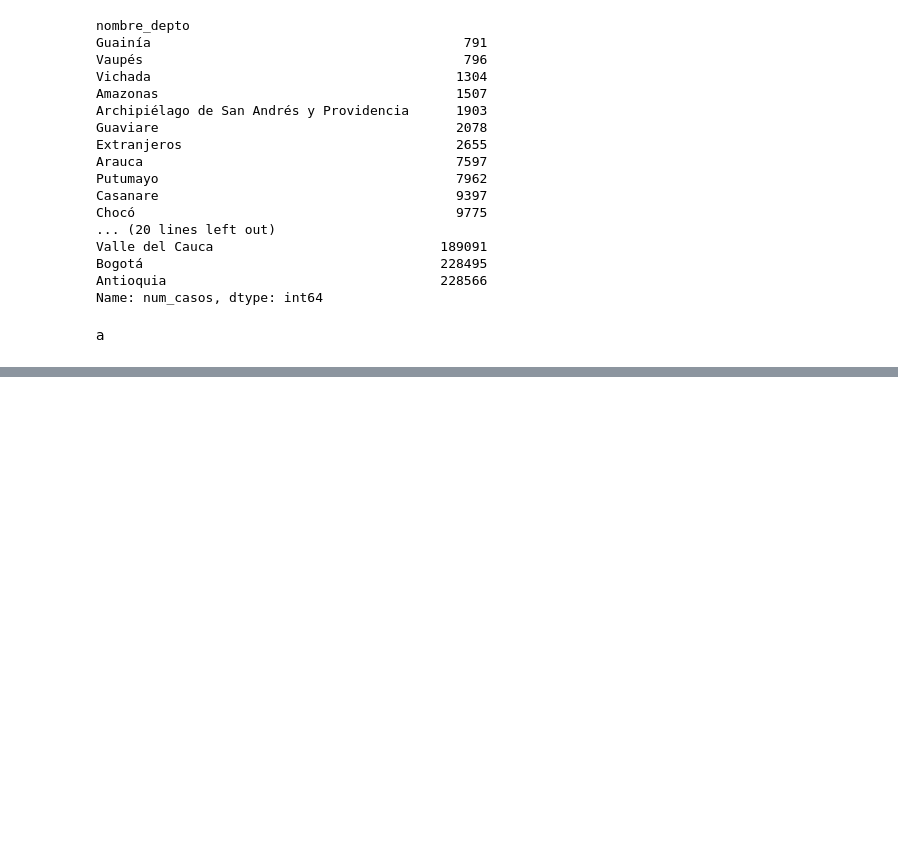
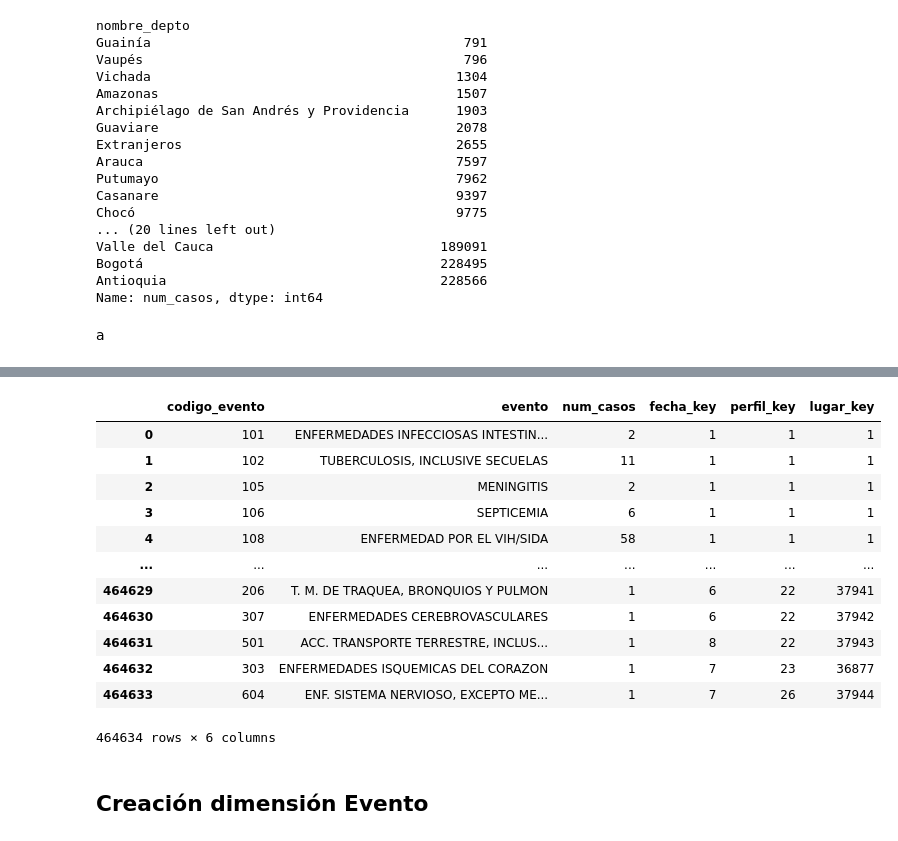
Before and after one commit to Repositorios-ISIS/ISIS-3301-P2, a Jupyter notebook: proyecto2.ipynb, the cells around one changed output, grey strips where cells are left out. Saved outputs shown, nothing was run; the diff lists cells and outputs as text; code cells hidden in the pictures; blank space fills up the shorter version.

```diff
--- a/proyecto2.ipynb
+++ b/proyecto2.ipynb
@@ -210,0 +304,9 @@ a
+# %%
+#obtengo departamentos y municipios unicos, luego creo a para hacer un join sin parametro
+list_depto = pd.DataFrame(fact_table["nombre_depto"].unique())
+list_depto["a"] = "a"
+list_muni = pd.DataFrame(fact_table["nombre_muni"].unique())
+list_muni["a"] = "a"
+# %%
+r2 = pd.merge(list_depto, list_muni, on="a")
+r2.head(5)
@@ -210,0 +320,7 @@ a
+# %%
+#Creamos el dataframe
+df_lugar = r2.copy()
+df_lugar = df_lugar.drop(columns=['a'])
+df_lugar = df_lugar.reset_index()
+df_lugar.columns = ["lugar_key","nombre_depto", "nombre_muni"]
+df_lugar["lugar_key"] = df_lugar["lugar_key"]+1
@@ -210,0 +336,19 @@ a
+# %%
+#Actualizamos la tabla principal
+fact_table = pd.merge(fact_table, df_lugar,  on=['nombre_depto','nombre_muni'])
+fact_table = fact_table.drop(columns=['nombre_depto','nombre_muni', 'codigo_depto', 'codigo_muni'])
+fact_table
+# %% [output]
+|  | codigo_evento | evento | num_casos | fecha_key | perfil_key | lugar_key |
+| 0 | 101 | ENFERMEDADES INFECCIOSAS INTESTIN... | 2 | 1 | 1 | 1 |
+| 1 | 102 | TUBERCULOSIS, INCLUSIVE SECUELAS | 11 | 1 | 1 | 1 |
+| 2 | 105 | MENINGITIS | 2 | 1 | 1 | 1 |
+| 3 | 106 | SEPTICEMIA | 6 | 1 | 1 | 1 |
+| 4 | 108 | ENFERMEDAD POR EL VIH/SIDA | 58 | 1 | 1 | 1 |
+| ... | ... | ... | ... | ... | ... | ... |
+| 464629 | 206 | T. M. DE TRAQUEA, BRONQUIOS Y PULMON | 1 | 6 | 22 | 37941 |
+| 464630 | 307 | ENFERMEDADES CEREBROVASCULARES | 1 | 6 | 22 | 37942 |
+| 464631 | 501 | ACC. TRANSPORTE TERRESTRE, INCLUS... | 1 | 8 | 22 | 37943 |
+| 464632 | 303 | ENFERMEDADES ISQUEMICAS DEL CORAZON | 1 | 7 | 23 | 36877 |
+| 464633 | 604 | ENF. SISTEMA NERVIOSO, EXCEPTO ME... | 1 | 7 | 26 | 37944 |
+464634 rows × 6 columns
@@ -210,0 +358,2 @@ a
+# %% [markdown]
+## Creación dimensión Evento
```
Also changed, not shown: parts of 23 cells of this notebook, 1 other file.
